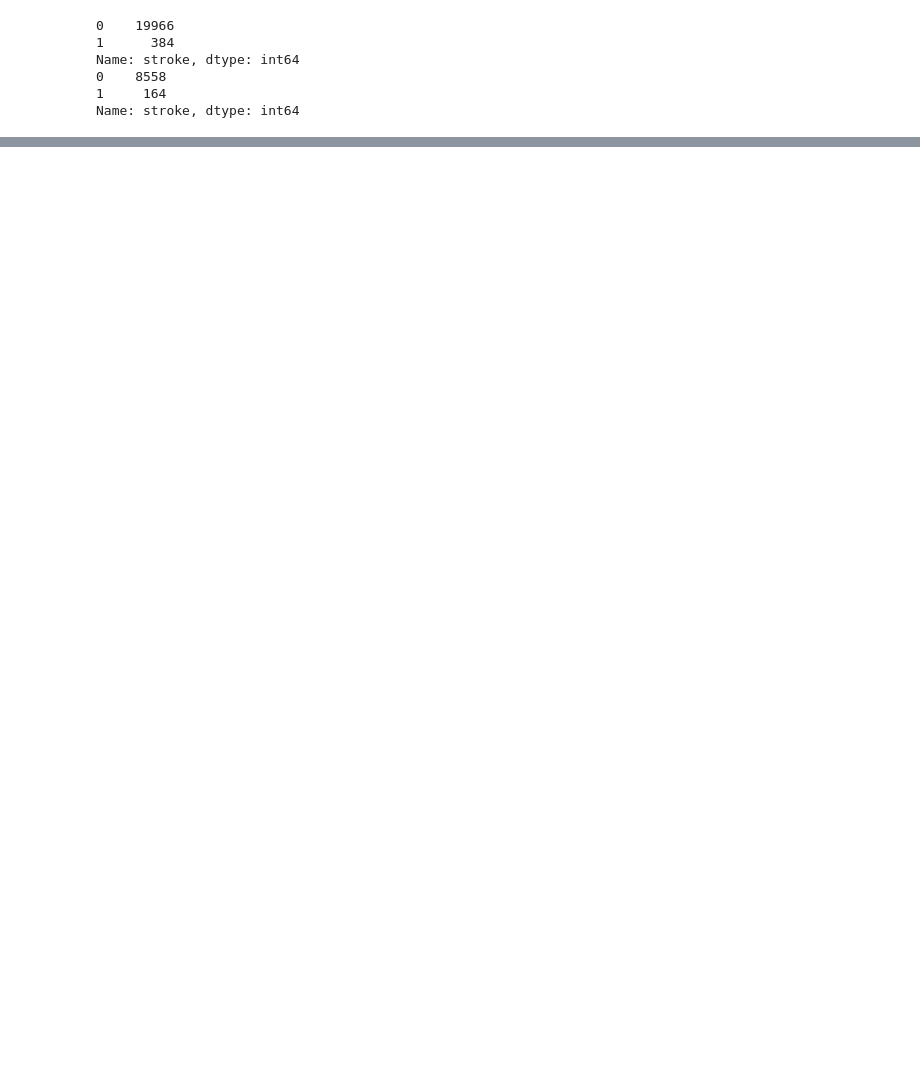
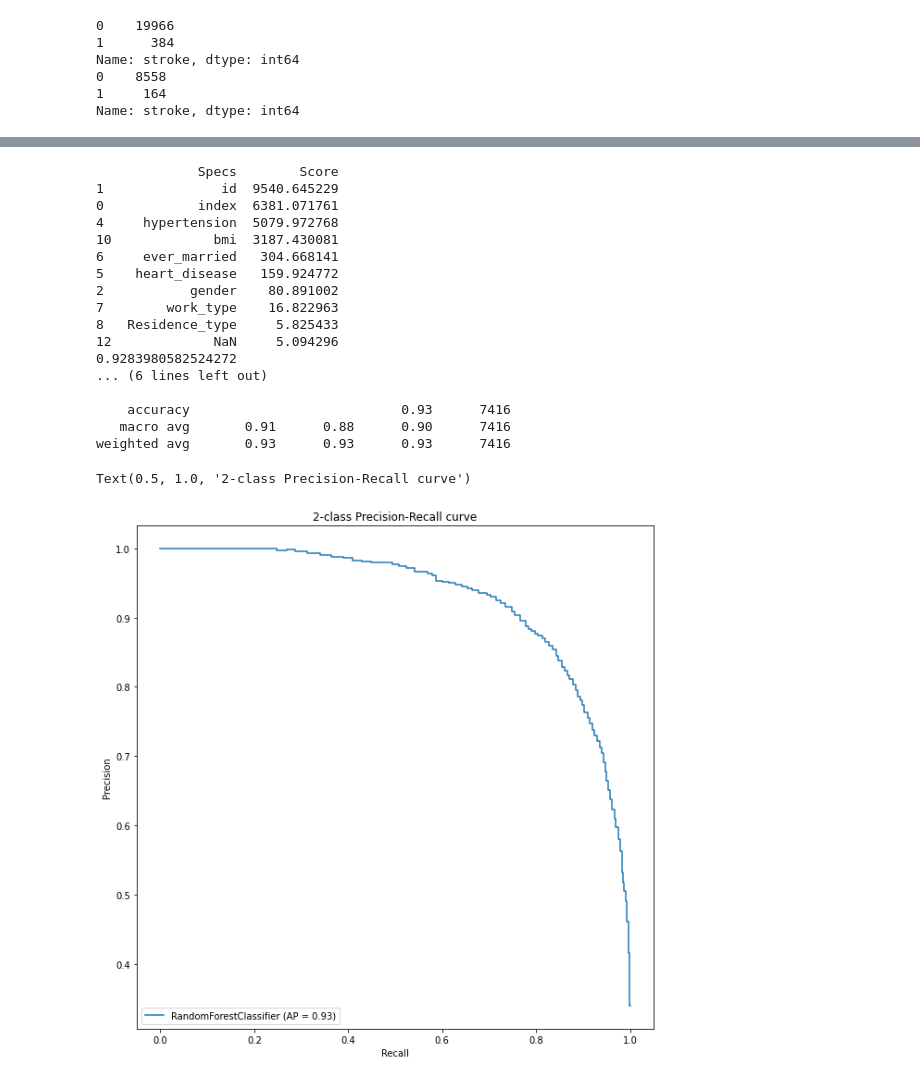
Before and after one commit to Manu-Anand/tf_certfication, a Jupyter notebook: stroke_ds.ipynb, the cells around one changed output, grey strips where cells are left out. Drawn from its saved outputs; the diff is of its cells as text; code cells hidden in the pictures; blank space fills up the shorter version.

```diff
--- a/stroke_ds.ipynb
+++ b/stroke_ds.ipynb
@@ -225,0 +208,47 @@ Counter({0: 28524, 1: 28524})
+# %%
+smote_stroke_y= stroke_data_y
+smote_stroke_x = stroke_data_x
+#Oversmaple the minority class 10% of major class
+over_sample = SMOTE(sampling_strategy=0.2)
+
+# Undersample the majority class 50%
+under_sample = RandomUnderSampler(sampling_strategy=0.3)
+steps = [('o', over_sample), ('u', under_sample)]
+# Add this to pipeline
+pipeline = Pipeline(steps=steps)
+best_features()
+smote_stroke_x, smote_stroke_y = pipeline.fit_resample(smote_stroke_x, smote_stroke_y)
+
+
+x_train, x_test, y_train, y_test = train_test_split(smote_stroke_x, smote_stroke_y, test_size=0.3, random_state=0, stratify=smote_stroke_y)
+estimators = 100
+rf_classifier = classify_RandomForestClassifier(estimators)
+print(rf_classifier.score(x_test, y_test))
+y_test_pred = rf_classifier.predict(x_test)
+cm = confusion_matrix(y_test, y_test_pred)
+#plot_classfier(estimators)
+print('Confusion Matrics: ', cm)
+print('Classification Report', classification_report(y_test, y_test_pred))
+
+disp = plot_precision_recall_curve(rf_classifier, x_test, y_test)
+disp.ax_.set_title('2-class Precision-Recall curve')
+# %% [output]
+             Specs        Score
+1               id  9540.645229
+0            index  6381.071761
+4     hypertension  5079.972768
+10             bmi  3187.430081
+6     ever_married   304.668141
+5    heart_disease   159.924772
+2           gender    80.891002
+7        work_type    16.822963
+8   Residence_type     5.825433
+12             NaN     5.094296
+0.9283980582524272
+... (6 lines left out)
+
+    accuracy                           0.93      7416
+   macro avg       0.91      0.88      0.90      7416
+weighted avg       0.93      0.93      0.93      7416
+Text(0.5, 1.0, '2-class Precision-Recall curve')
+[figure, added]
```
Also changed, not shown: parts of 17 cells of this notebook.
